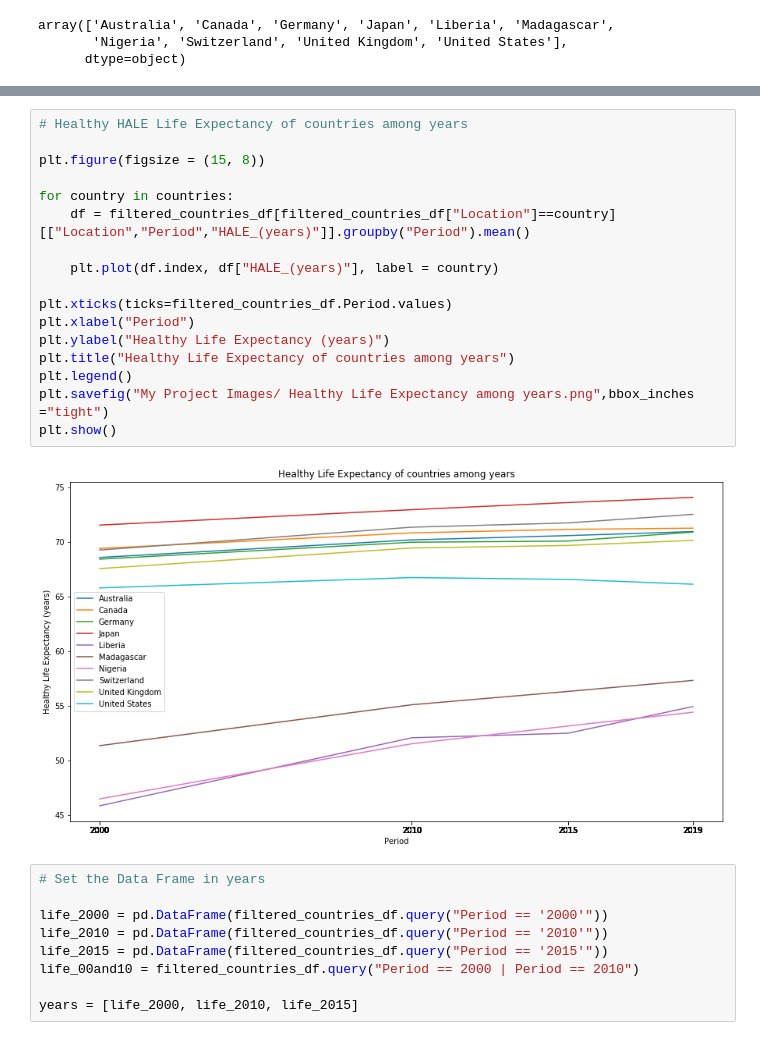
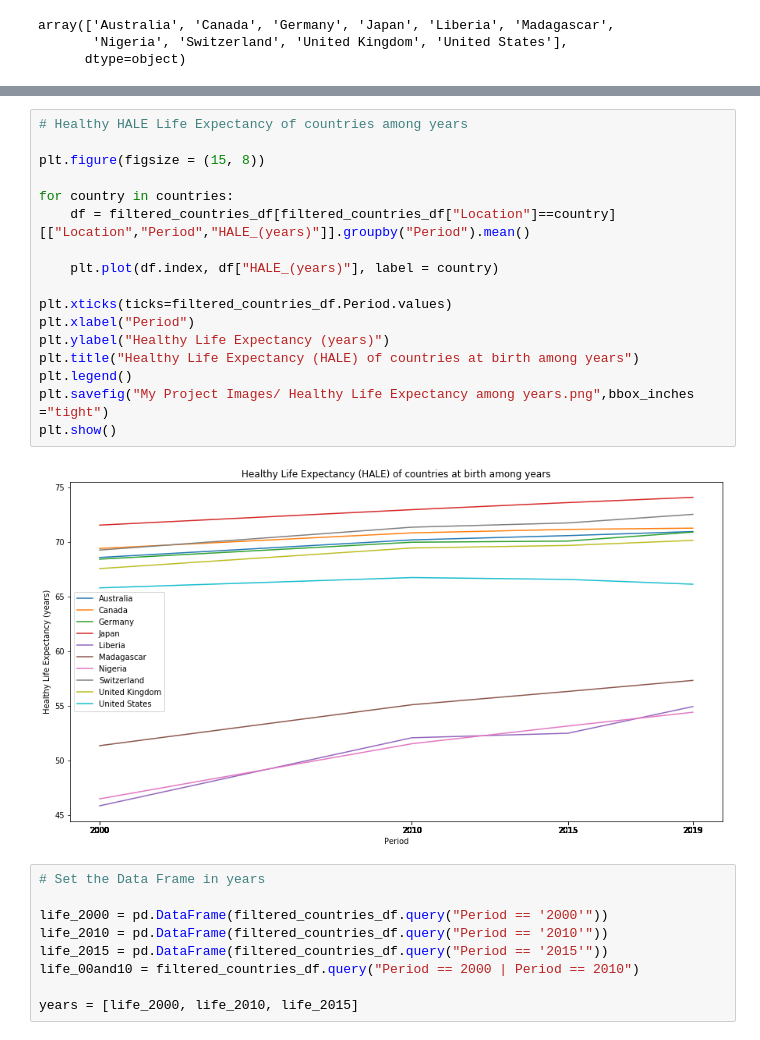
Before and after one commit to elstan-tmk/Life_expectancy_project, a Jupyter notebook: project_1_final.ipynb, the cells around one changed output, grey strips where cells are left out. Saved outputs shown, nothing was run; the diff lists cells and outputs as text.

```diff
--- a/project_1_final.ipynb
+++ b/project_1_final.ipynb
@@ -69,22 +67,22 @@ plt.show()
 # %%
 # Healthy HALE Life Expectancy of countries among years
 
 plt.figure(figsize = (15, 8))
 
 for country in countries:
     df = filtered_countries_df[filtered_countries_df["Location"]==country][["Location","Period","HALE_(years)"]].groupby("Period").mean()
 
     plt.plot(df.index, df["HALE_(years)"], label = country)
 
 plt.xticks(ticks=filtered_countries_df.Period.values)
 plt.xlabel("Period")
 plt.ylabel("Healthy Life Expectancy (years)")
-plt.title("Healthy Life Expectancy of countries among years")
+plt.title("Healthy Life Expectancy (HALE) of countries at birth among years")
 plt.legend()
 plt.savefig("My Project Images/ Healthy Life Expectancy among years.png",bbox_inches ="tight")
 plt.show()
 # %% [output]
-[figure, old version]
+[figure, new version]
 # %%
 # Set the Data Frame in years
 
```
Also changed, not shown: parts of 9 cells of this notebook, 5 other files.
